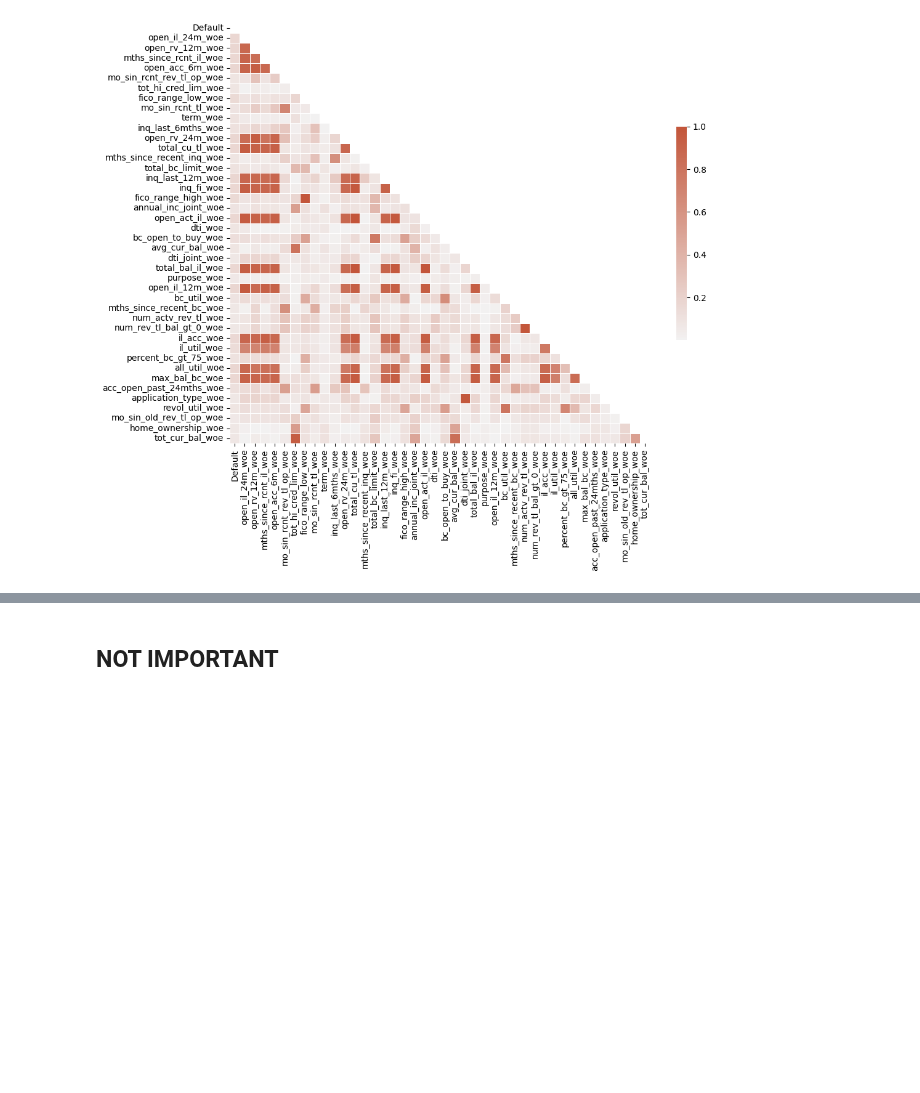
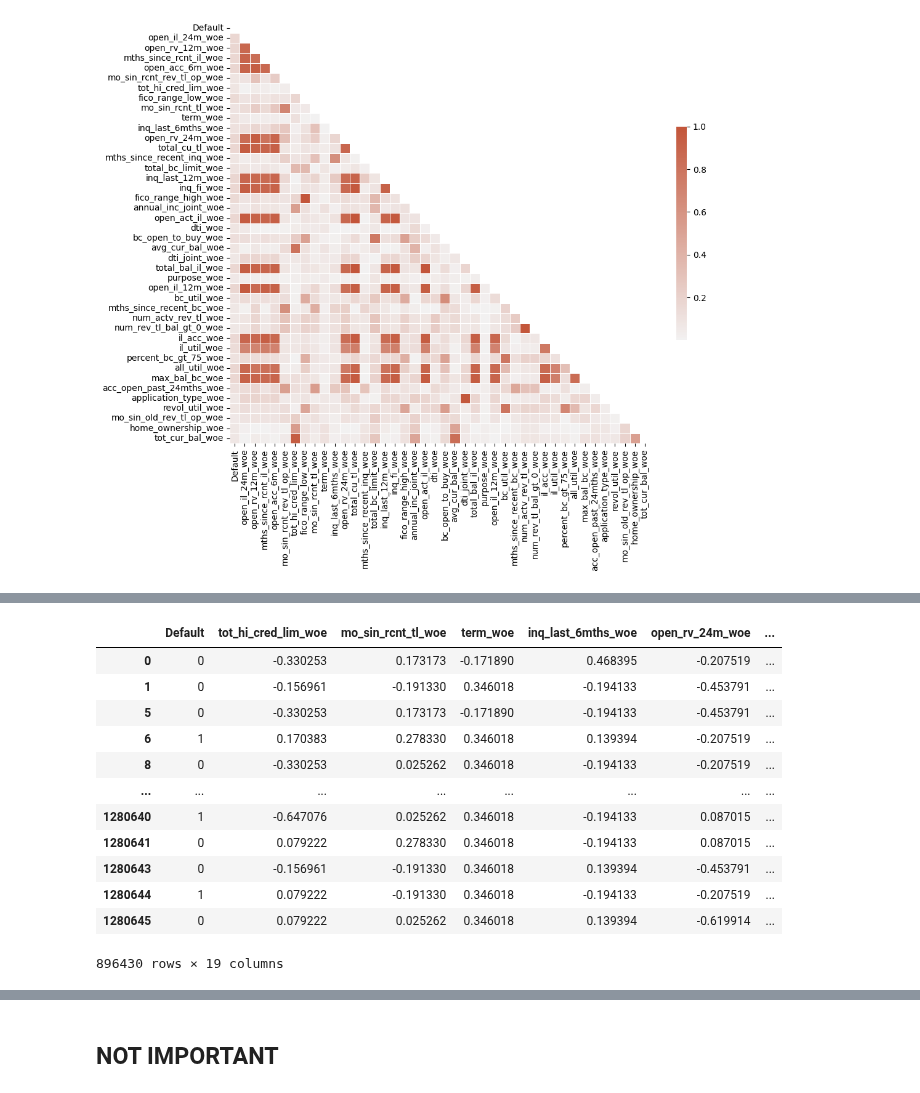
Before and after one commit to preetmodi/Credit-Risk-Analytics, a Jupyter notebook: All_WOE.ipynb, the cells around one changed output, grey strips where cells are left out. Cells and saved outputs as stored; diff of their text form; code cells hidden in the pictures; blank space fills up the shorter version.

```diff
--- a/All_WOE.ipynb
+++ b/All_WOE.ipynb
@@ -305,0 +271,16 @@ train[['fico_range_low', 'fico_range_high']]
+# %%
+train_woe_corr
+# %% [output]
+|  | Default | tot_hi_cred_lim_woe | mo_sin_rcnt_tl_woe | term_woe | inq_last_6mths_woe | open_rv_24m_woe | ... |
+| 0 | 0 | -0.330253 | 0.173173 | -0.171890 | 0.468395 | -0.207519 | ... |
+| 1 | 0 | -0.156961 | -0.191330 | 0.346018 | -0.194133 | -0.453791 | ... |
+| 5 | 0 | -0.330253 | 0.173173 | -0.171890 | -0.194133 | -0.453791 | ... |
+| 6 | 1 | 0.170383 | 0.278330 | 0.346018 | 0.139394 | -0.207519 | ... |
+| 8 | 0 | -0.330253 | 0.025262 | 0.346018 | -0.194133 | -0.207519 | ... |
+| ... | ... | ... | ... | ... | ... | ... | ... |
+| 1280640 | 1 | -0.647076 | 0.025262 | 0.346018 | -0.194133 | 0.087015 | ... |
+| 1280641 | 0 | 0.079222 | 0.278330 | 0.346018 | -0.194133 | 0.087015 | ... |
+| 1280643 | 0 | -0.156961 | -0.191330 | 0.346018 | 0.139394 | -0.453791 | ... |
+| 1280644 | 1 | 0.079222 | -0.191330 | 0.346018 | -0.194133 | -0.207519 | ... |
+| 1280645 | 0 | 0.079222 | 0.025262 | 0.346018 | 0.139394 | -0.619914 | ... |
+896430 rows × 19 columns
```
Also changed, not shown: parts of 5 cells of this notebook.
